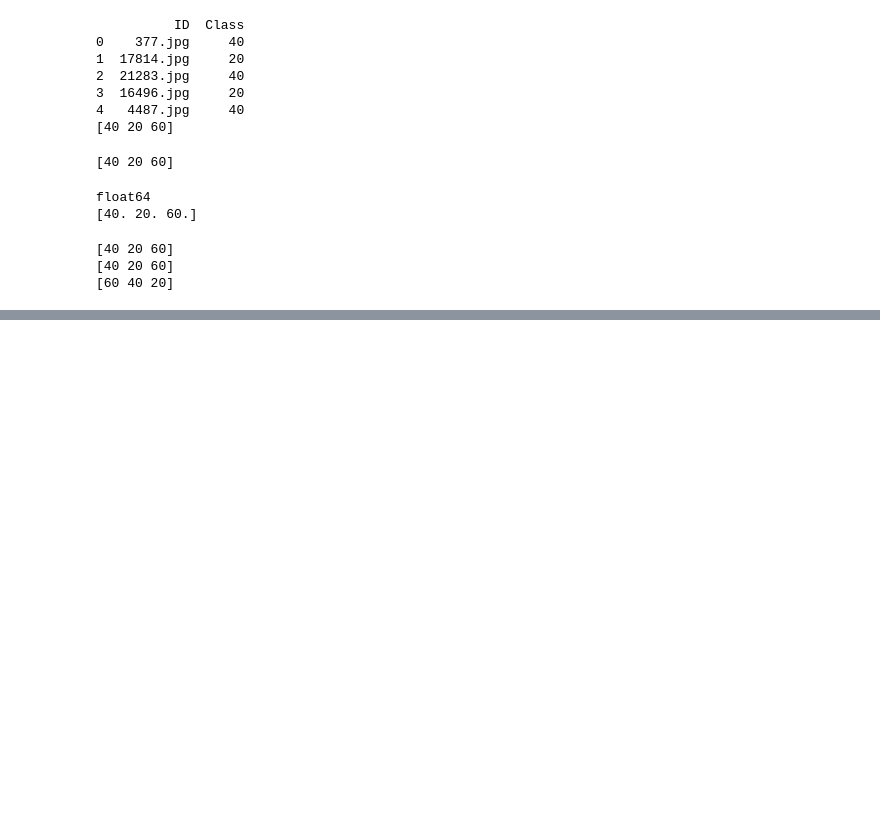
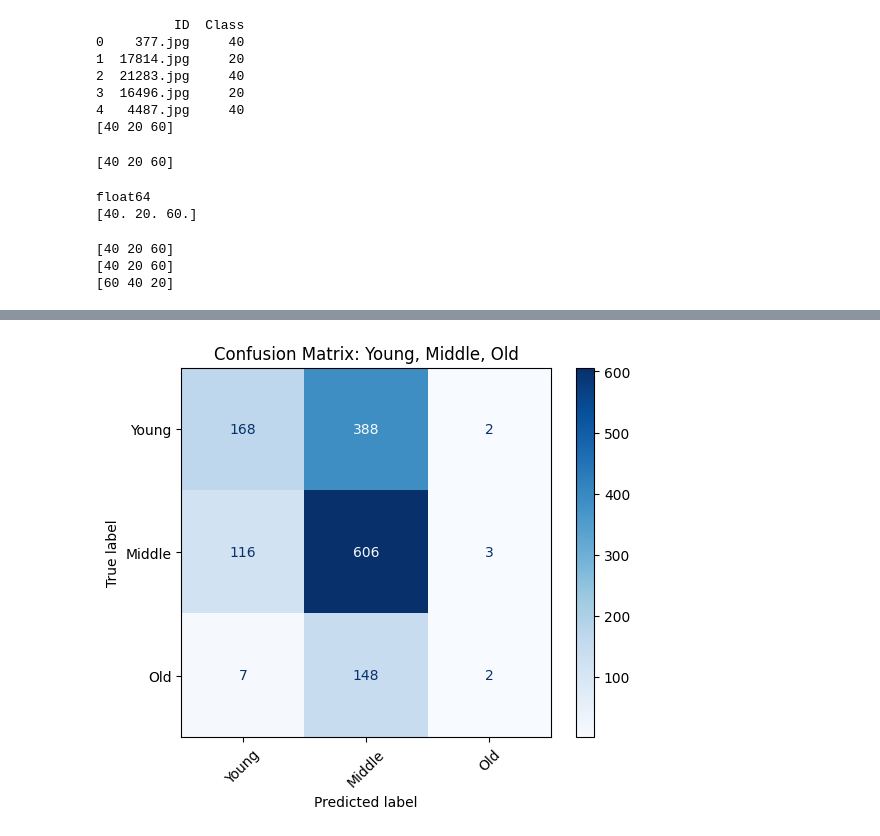
Before and after one commit to Emma-Cap/Deep-Learning-Project, a Jupyter notebook: PROVAAAA.ipynb, the cells around one changed output, grey strips where cells are left out. Cells and saved outputs as stored; diff of their text form; code cells hidden in the pictures; blank space fills up the shorter version.

```diff
--- a/PROVAAAA.ipynb
+++ b/PROVAAAA.ipynb
@@ -641,0 +596,31 @@ Inizio del training...
+# %%
+from sklearn.metrics import confusion_matrix, ConfusionMatrixDisplay
+import numpy as np
+
+# Trasforma età reale e predetta in categorie: Young (0), Middle (1), Old (2)
+def categorize_age(ages):
+    categories = []
+    for age in ages:
+        if age < 30:
+            categories.append(0)  # Young
+        elif 30 <= age < 50:
+            categories.append(1)  # Middle
+        else:
+            categories.append(2)  # Old
+    return categories
+
+# Categorizza età reale e predetta
+real_categories = categorize_age(ground_truth)
+pred_categories = categorize_age(predictions)
+
+# Calcola la Confusion Matrix
+labels = ["Young", "Middle", "Old"]
+conf_matrix = confusion_matrix(real_categories, pred_categories, labels=range(len(labels)))
+
+# Visualizza la Confusion Matrix
+disp = ConfusionMatrixDisplay(confusion_matrix=conf_matrix, display_labels=labels)
+disp.plot(cmap="Blues", xticks_rotation=45)
+plt.title("Confusion Matrix: Young, Middle, Old")
+plt.show()
+# %% [output]
+[figure, added]
```
Also changed, not shown: parts of 18 cells of this notebook.
